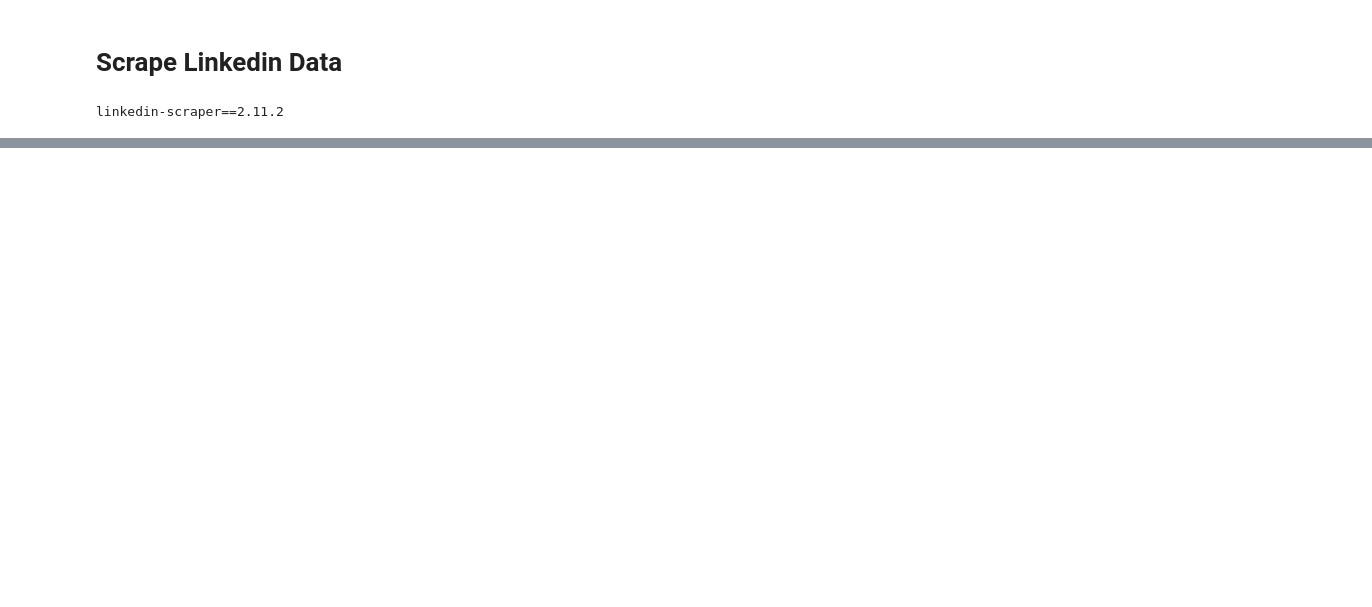
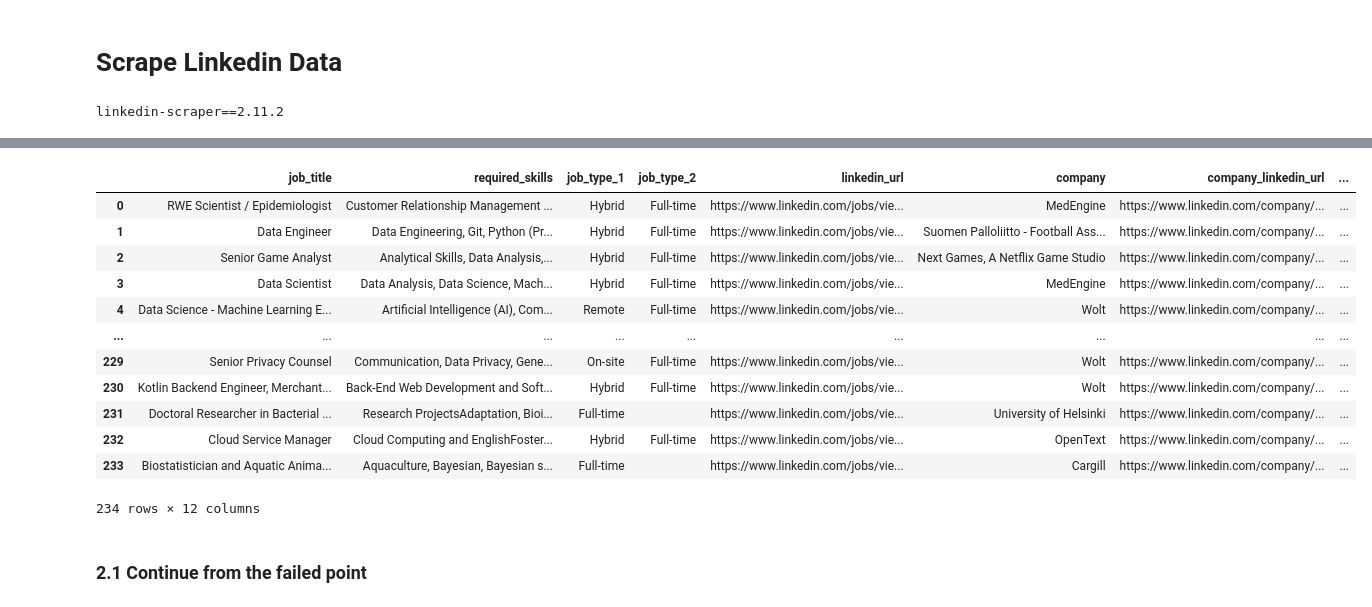
Before and after one commit to karoteeni110/ds-employment-landscape, a Jupyter notebook: notebooks/01-collect-data.ipynb, the cells around one changed output, grey strips where cells are left out. Drawn from its saved outputs; the diff is of its cells as text; code cells hidden in the pictures; blank space fills up the shorter version.

Commit message:
Job crawling 236/313

```diff
--- a/notebooks/01-collect-data.ipynb
+++ b/notebooks/01-collect-data.ipynb
@@ -132,0 +204,22 @@ os.path.join("https://www.linkedin.com/jobs/", "search") + f"?keywords={urllib.p
+# %%
+from typing import List
+from selenium import webdriver
+from selenium.webdriver.chrome.options import Options
+
+import os
+from pprint import pprint
+import urllib
+from time import sleep
+
+def set_chrome_options() -> Options:
+    """Sets chrome options for Selenium.
+    Chrome options for headless browser is enabled.
+    """
+    chrome_options = Options()
+    chrome_options.add_argument("--headless")
+    chrome_options.add_argument("--no-sandbox")
+    chrome_options.add_argument("--disable-dev-shm-usage")
+    chrome_prefs = {}
+    chrome_options.experimental_options["prefs"] = chrome_prefs
+    chrome_prefs["profile.default_content_settings"] = {"images": 2}
+    return chrome_options
@@ -132,0 +235,17 @@ os.path.join("https://www.linkedin.com/jobs/", "search") + f"?keywords={urllib.p
+# %%
+import pickle
+
+with open("../data/helsinki_data_jobs_2023-10-22.pkl", "rb") as f:
+    jobs = pickle.load(f)
+# %%
+%%time
+from time import sleep
+
+N_JOBS = len(jobs)
+
+crawled_jobs = []
+for i, job in enumerate(jobs):
+    print(f"Crawling... Jobs {i+1}/{N_JOBS}")
+    _crawled_job = _Job(linkedin_url=job.get("linkedin_url"), driver=driver, close_on_complete=False, scrape=True)
+    crawled_jobs.append(_crawled_job)
+    sleep(3)
@@ -132,0 +277,18 @@ os.path.join("https://www.linkedin.com/jobs/", "search") + f"?keywords={urllib.p
+# %%
+df_crawled_jobs = pd.DataFrame([vars(job) for job in crawled_jobs]).drop(columns=["driver"])
+# %%
+df_crawled_jobs
+# %% [output]
+|  | job_title | required_skills | job_type_1 | job_type_2 | linkedin_url | company | company_linkedin_url | ... |
+| 0 | RWE Scientist / Epidemiologist | Customer Relationship Management ... | Hybrid | Full-time | https://www.linkedin.com/jobs/vie... | MedEngine | https://www.linkedin.com/company/... | ... |
+| 1 | Data Engineer | Data Engineering, Git, Python (Pr... | Hybrid | Full-time | https://www.linkedin.com/jobs/vie... | Suomen Palloliitto - Football Ass... | https://www.linkedin.com/company/... | ... |
+| 2 | Senior Game Analyst | Analytical Skills, Data Analysis,... | Hybrid | Full-time | https://www.linkedin.com/jobs/vie... | Next Games, A Netflix Game Studio | https://www.linkedin.com/company/... | ... |
+| 3 | Data Scientist | Data Analysis, Data Science, Mach... | Hybrid | Full-time | https://www.linkedin.com/jobs/vie... | MedEngine | https://www.linkedin.com/company/... | ... |
+| 4 | Data Science - Machine Learning E... | Artificial Intelligence (AI), Com... | Remote | Full-time | https://www.linkedin.com/jobs/vie... | Wolt | https://www.linkedin.com/company/... | ... |
+| ... | ... | ... | ... | ... | ... | ... | ... | ... |
+| 229 | Senior Privacy Counsel | Communication, Data Privacy, Gene... | On-site | Full-time | https://www.linkedin.com/jobs/vie... | Wolt | https://www.linkedin.com/company/... | ... |
+| 230 | Kotlin Backend Engineer, Merchant... | Back-End Web Development and Soft... | Hybrid | Full-time | https://www.linkedin.com/jobs/vie... | Wolt | https://www.linkedin.com/company/... | ... |
+| 231 | Doctoral Researcher in Bacterial ... | Research ProjectsAdaptation, Bioi... | Full-time |  | https://www.linkedin.com/jobs/vie... | University of Helsinki | https://www.linkedin.com/company/... | ... |
+| 232 | Cloud Service Manager | Cloud Computing and EnglishFoster... | Hybrid | Full-time | https://www.linkedin.com/jobs/vie... | OpenText | https://www.linkedin.com/company/... | ... |
+| 233 | Biostatistician and Aquatic Anima... | Aquaculture, Bayesian, Bayesian s... | Full-time |  | https://www.linkedin.com/jobs/vie... | Cargill | https://www.linkedin.com/company/... | ... |
+234 rows × 12 columns
@@ -132,0 +297,2 @@ os.path.join("https://www.linkedin.com/jobs/", "search") + f"?keywords={urllib.p
+# %% [markdown]
+### 2.1 Continue from the failed point
```
Also changed, not shown: parts of 18 cells of this notebook, 4 other files.
